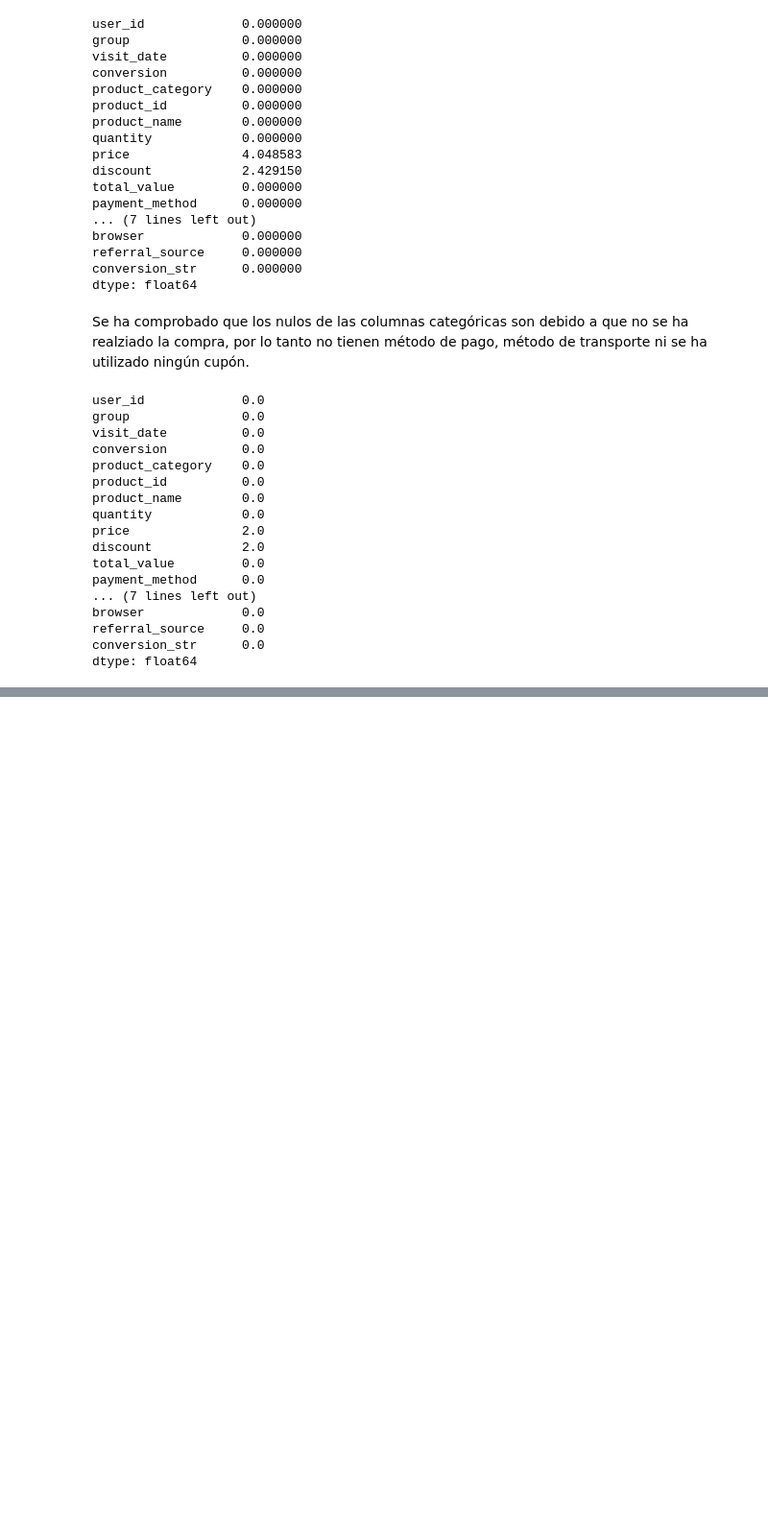
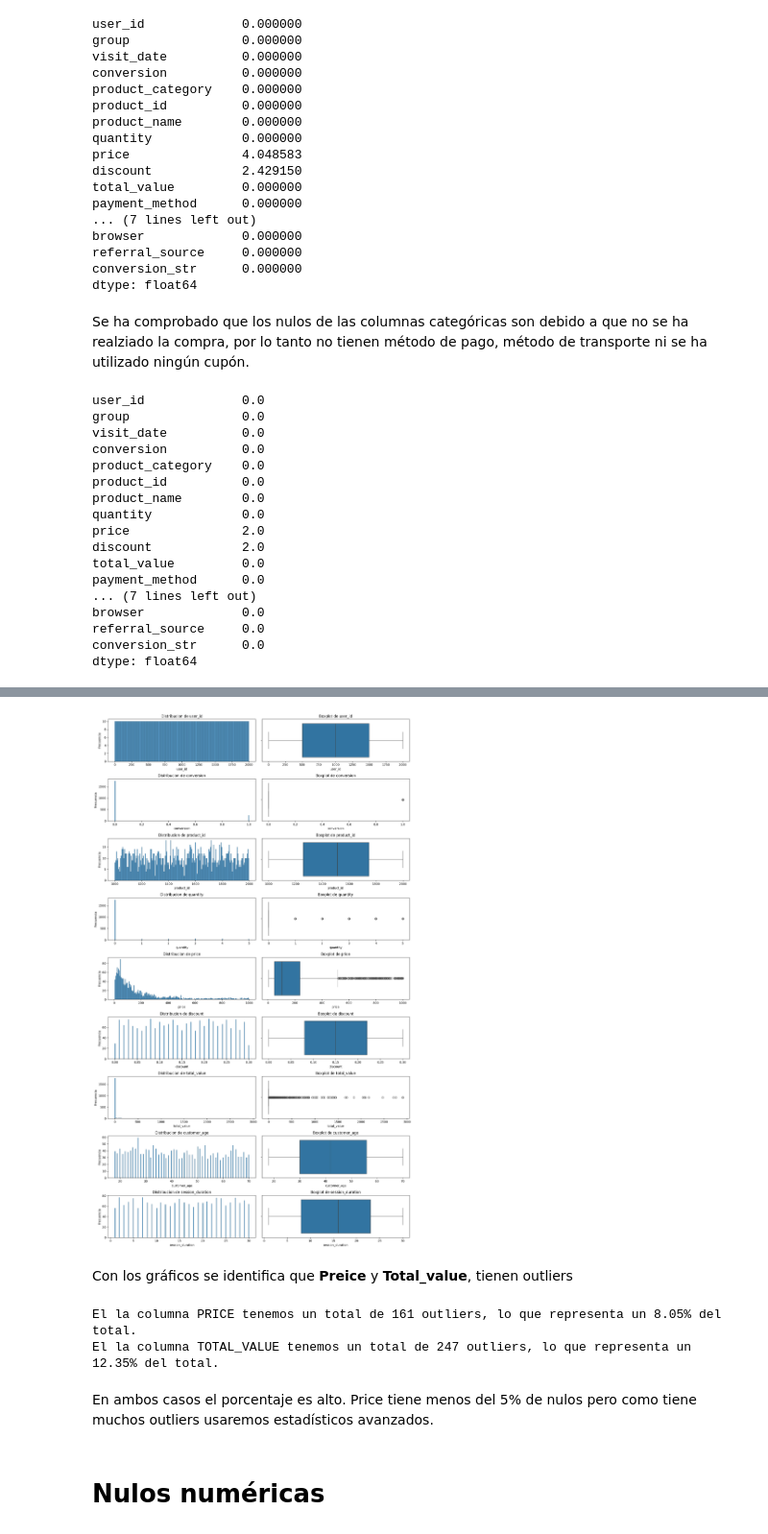
Before and after one commit to IGA-0658/amazon_abtesting, a Jupyter notebook: notebooks/03.nulos.ipynb, the cells around one changed output, grey strips where cells are left out. Shown at 96% size. Drawn from its saved outputs; the diff is of its cells as text; code cells hidden in the pictures; blank space fills up the shorter version.

Commit message:
Nulos numéricas

```diff
--- a/notebooks/03.nulos.ipynb
+++ b/notebooks/03.nulos.ipynb
@@ -248,0 +261,31 @@ df.sample(20)
+# %%
+def subplot_col_num (dataframe):
+
+    col_nums = dataframe.select_dtypes(include= 'number').columns
+    num_graph = len(col_nums)
+
+    num_rows = (num_graph +2 )//2
+
+    fig, axes = plt.subplots(num_graph, 2, figsize=(15, num_rows*5))
+
+    for i, col in enumerate(col_nums):
+
+        sns.histplot (data=dataframe, x=col, ax=axes [i,0], bins=200)
+        axes[i,0].set_title(f'Distribucion de {col}')
+        axes[i,0].set_xlabel(col)
+        axes[i,0].set_ylabel('Frecuencia')
+
+        sns.boxplot(data=dataframe, x=col, ax = axes [i, 1])
+        axes [i,1].set_title(f'Boxplot de {col}')
+
+    for j in range(i+1, len(axes)):
+        fig.delaxes(axes[j])
+
+    plt.tight_layout()
+    plt.show()
+# %%
+subplot_col_num(df)
+# %% [output]
+[figure, added]
+# %% [markdown]
+Con los gráficos se identifica que **Preice** y **Total_value**, tienen outliers
@@ -248,0 +310,10 @@ df.sample(20)
+# %%
+calculo_outliers(df,['price', 'total_value'])
+# %% [output]
+El la columna PRICE tenemos un total de 161 outliers, lo que representa un 8.05% del total.
+El la columna TOTAL_VALUE tenemos un total de 247 outliers, lo que representa un 12.35% del total.
+# %% [markdown]
+En ambos casos el porcentaje es alto.
+Price tiene menos del 5% de nulos pero como tiene muchos outliers usaremos estadísticos avanzados.
+# %% [markdown]
+# Nulos numéricas
```
Also changed, not shown: parts of 9 cells of this notebook, 1 other file.
